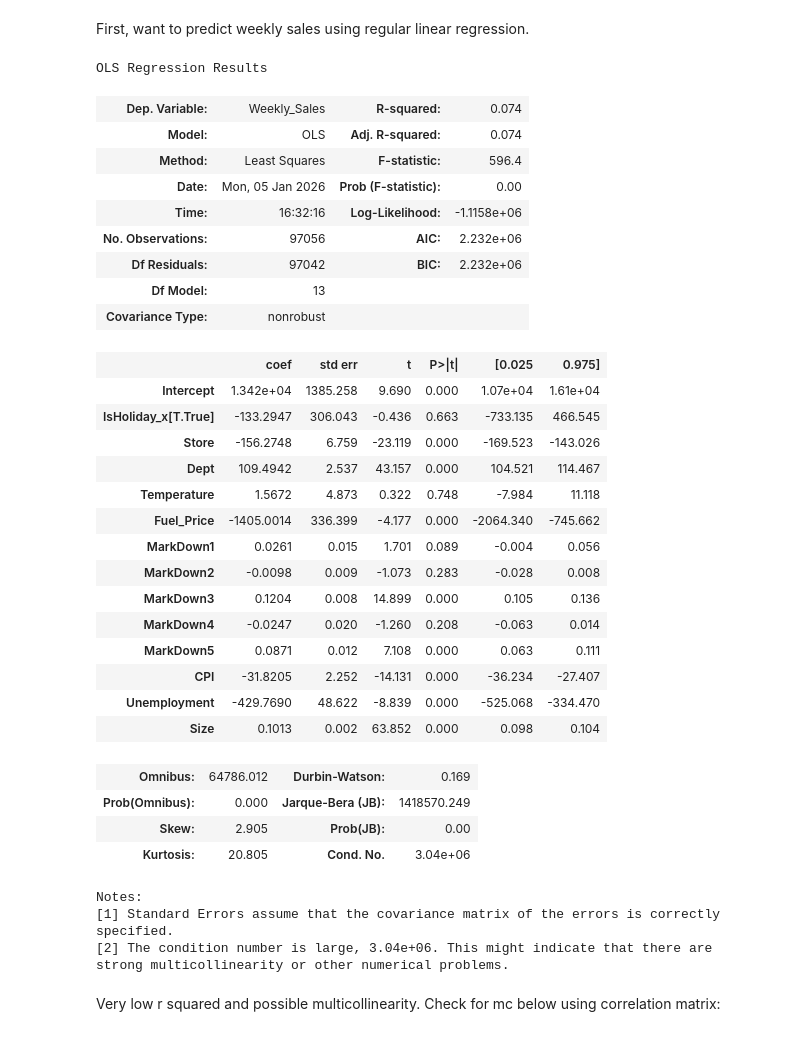
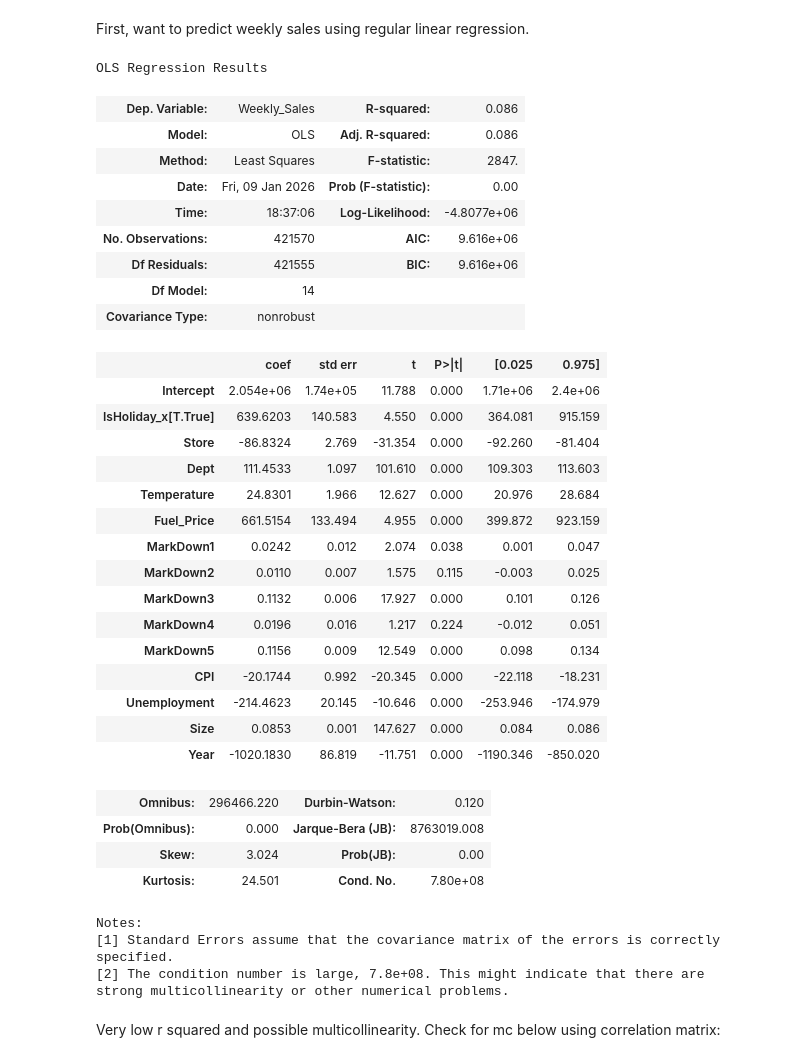
Before and after one commit to nehakaduskar/walmart-sales-analysis, a Jupyter notebook: Untitled.ipynb, the cells around one changed output. Drawn from its saved outputs; the diff is of its cells as text; code cells hidden in the pictures.

```diff
--- a/Untitled.ipynb
+++ b/Untitled.ipynb
@@ -38,3 +60,7 @@ df
+# %%
+#Only missing values are in markdown, which is because markdown information is only available after nov 11. Will fill these missing values with 0s.
+markdown_cols = ["MarkDown1","MarkDown2","MarkDown3","MarkDown4","MarkDown5"]
+df[markdown_cols] = df[markdown_cols].fillna(0)
 # %% [markdown]
 ## EDA
 # %%
@@ -91,41 +133,42 @@ Name: Weekly_Sales, dtype: float64
 # %% [markdown]
 First, want to predict weekly sales using regular linear regression.
 # %%
-results = smf.ols("Weekly_Sales~Store + Dept + IsHoliday_x + Temperature + Fuel_Price + MarkDown1 + MarkDown2 + MarkDown3 + MarkDown4 + MarkDown5 + CPI + Unemployment + Size", data = df).fit()
+results = smf.ols("Weekly_Sales~Store + Dept + IsHoliday_x + Temperature + Fuel_Price + MarkDown1 + MarkDown2 + MarkDown3 + MarkDown4 + MarkDown5 + CPI + Unemployment + Size + Year", data = df).fit()
 results.summary()
 # %% [output]
 OLS Regression Results
-| Dep. Variable: | Weekly_Sales | R-squared: | 0.074 |
-| Model: | OLS | Adj. R-squared: | 0.074 |
-| Method: | Least Squares | F-statistic: | 596.4 |
-| Date: | Mon, 05 Jan 2026 | Prob (F-statistic): | 0.00 |
-| Time: | 16:32:16 | Log-Likelihood: | -1.1158e+06 |
-| No. Observations: | 97056 | AIC: | 2.232e+06 |
-| Df Residuals: | 97042 | BIC: | 2.232e+06 |
-| Df Model: | 13 |  |  |
+| Dep. Variable: | Weekly_Sales | R-squared: | 0.086 |
+| Model: | OLS | Adj. R-squared: | 0.086 |
+| Method: | Least Squares | F-statistic: | 2847. |
+| Date: | Fri, 09 Jan 2026 | Prob (F-statistic): | 0.00 |
+| Time: | 18:37:06 | Log-Likelihood: | -4.8077e+06 |
+| No. Observations: | 421570 | AIC: | 9.616e+06 |
+| Df Residuals: | 421555 | BIC: | 9.616e+06 |
+| Df Model: | 14 |  |  |
 | Covariance Type: | nonrobust |  |  |
 |  | coef | std err | t | P>|t| | [0.025 | 0.975] |
-| Intercept | 1.342e+04 | 1385.258 | 9.690 | 0.000 | 1.07e+04 | 1.61e+04 |
-| IsHoliday_x[T.True] | -133.2947 | 306.043 | -0.436 | 0.663 | -733.135 | 466.545 |
-| Store | -156.2748 | 6.759 | -23.119 | 0.000 | -169.523 | -143.026 |
-| Dept | 109.4942 | 2.537 | 43.157 | 0.000 | 104.521 | 114.467 |
-| Temperature | 1.5672 | 4.873 | 0.322 | 0.748 | -7.984 | 11.118 |
-| Fuel_Price | -1405.0014 | 336.399 | -4.177 | 0.000 | -2064.340 | -745.662 |
-| MarkDown1 | 0.0261 | 0.015 | 1.701 | 0.089 | -0.004 | 0.056 |
-| MarkDown2 | -0.0098 | 0.009 | -1.073 | 0.283 | -0.028 | 0.008 |
-| MarkDown3 | 0.1204 | 0.008 | 14.899 | 0.000 | 0.105 | 0.136 |
-| MarkDown4 | -0.0247 | 0.020 | -1.260 | 0.208 | -0.063 | 0.014 |
-| MarkDown5 | 0.0871 | 0.012 | 7.108 | 0.000 | 0.063 | 0.111 |
-| CPI | -31.8205 | 2.252 | -14.131 | 0.000 | -36.234 | -27.407 |
-| Unemployment | -429.7690 | 48.622 | -8.839 | 0.000 | -525.068 | -334.470 |
-| Size | 0.1013 | 0.002 | 63.852 | 0.000 | 0.098 | 0.104 |
+| Intercept | 2.054e+06 | 1.74e+05 | 11.788 | 0.000 | 1.71e+06 | 2.4e+06 |
+| IsHoliday_x[T.True] | 639.6203 | 140.583 | 4.550 | 0.000 | 364.081 | 915.159 |
+| Store | -86.8324 | 2.769 | -31.354 | 0.000 | -92.260 | -81.404 |
+| Dept | 111.4533 | 1.097 | 101.610 | 0.000 | 109.303 | 113.603 |
+| Temperature | 24.8301 | 1.966 | 12.627 | 0.000 | 20.976 | 28.684 |
+| Fuel_Price | 661.5154 | 133.494 | 4.955 | 0.000 | 399.872 | 923.159 |
+| MarkDown1 | 0.0242 | 0.012 | 2.074 | 0.038 | 0.001 | 0.047 |
+| MarkDown2 | 0.0110 | 0.007 | 1.575 | 0.115 | -0.003 | 0.025 |
+| MarkDown3 | 0.1132 | 0.006 | 17.927 | 0.000 | 0.101 | 0.126 |
+| MarkDown4 | 0.0196 | 0.016 | 1.217 | 0.224 | -0.012 | 0.051 |
+| MarkDown5 | 0.1156 | 0.009 | 12.549 | 0.000 | 0.098 | 0.134 |
+| CPI | -20.1744 | 0.992 | -20.345 | 0.000 | -22.118 | -18.231 |
+| Unemployment | -214.4623 | 20.145 | -10.646 | 0.000 | -253.946 | -174.979 |
+| Size | 0.0853 | 0.001 | 147.627 | 0.000 | 0.084 | 0.086 |
+| Year | -1020.1830 | 86.819 | -11.751 | 0.000 | -1190.346 | -850.020 |
-| Omnibus: | 64786.012 | Durbin-Watson: | 0.169 |
-| Prob(Omnibus): | 0.000 | Jarque-Bera (JB): | 1418570.249 |
-| Skew: | 2.905 | Prob(JB): | 0.00 |
-| Kurtosis: | 20.805 | Cond. No. | 3.04e+06 |
+| Omnibus: | 296466.220 | Durbin-Watson: | 0.120 |
+| Prob(Omnibus): | 0.000 | Jarque-Bera (JB): | 8763019.008 |
+| Skew: | 3.024 | Prob(JB): | 0.00 |
+| Kurtosis: | 24.501 | Cond. No. | 7.80e+08 |
 Notes:
 [1] Standard Errors assume that the covariance matrix of the errors is correctly specified.
-[2] The condition number is large, 3.04e+06. This might indicate that there are
+[2] The condition number is large, 7.8e+08. This might indicate that there are
 strong multicollinearity or other numerical problems.
 # %% [markdown]
 Very low r squared and possible multicollinearity. Check for mc below using correlation matrix:
```
Also changed, not shown: parts of 18 cells of this notebook.
